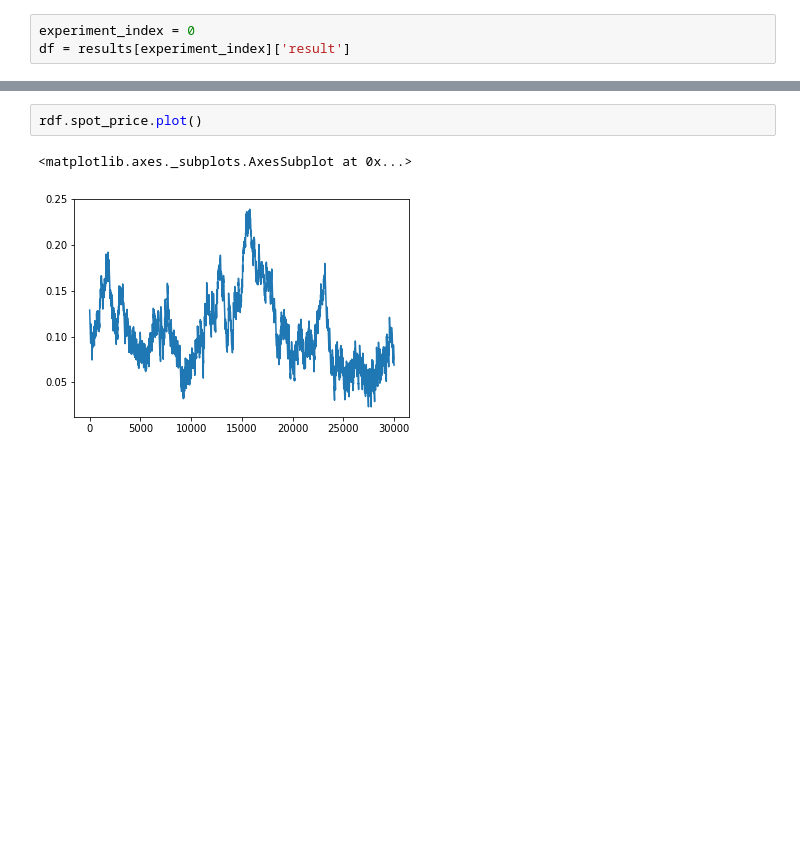
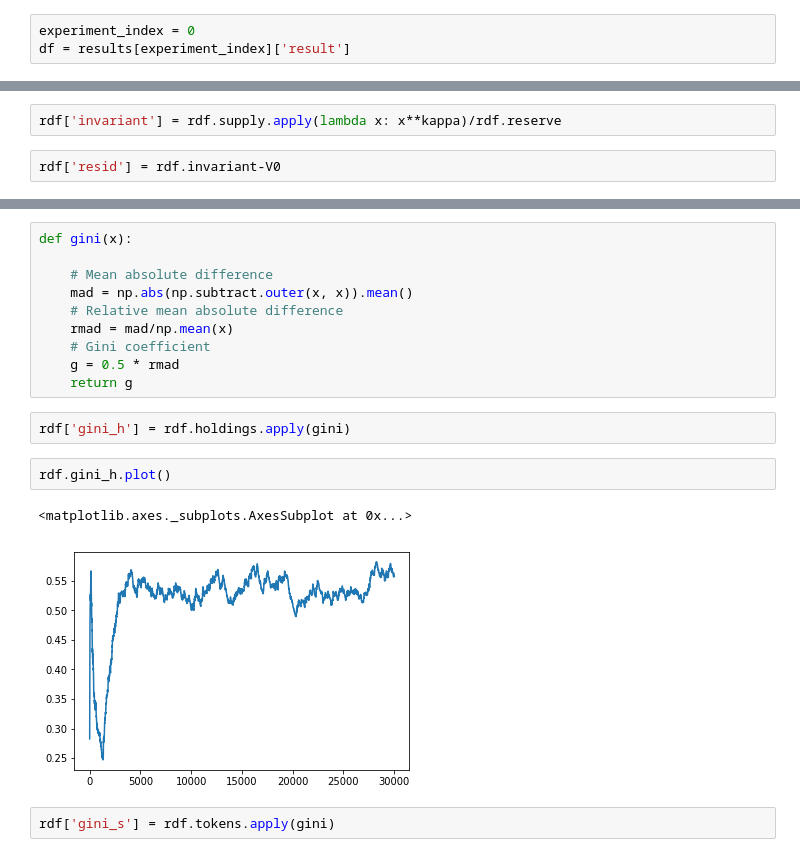
Before and after one commit to BlockScience/conviction, a Jupyter notebook: abc_sim.ipynb, the cells around one changed output, grey strips where cells are left out. Drawn from its saved outputs; the diff is of its cells as text; blank space fills up the shorter version.

Commit message:
plots!

```diff
--- a/abc_sim.ipynb
+++ b/abc_sim.ipynb
@@ -411 +427,5 @@ rdf.action
 Name: action, Length: 10000, dtype: object
+# %%
+rdf['invariant'] = rdf.supply.apply(lambda x: x**kappa)/rdf.reserve
+# %%
+rdf['resid'] = rdf.invariant-V0
@@ -412,5 +453,19 @@ Name: action, Length: 10000, dtype: object
+# %%
+def gini(x):
+
+    # Mean absolute difference
+    mad = np.abs(np.subtract.outer(x, x)).mean()
+    # Relative mean absolute difference
+    rmad = mad/np.mean(x)
+    # Gini coefficient
+    g = 0.5 * rmad
+    return g
+# %%
+rdf['gini_h'] = rdf.holdings.apply(gini)
 # %%
-rdf.spot_price.plot()
+rdf.gini_h.plot()
 # %% [output]
 <matplotlib.axes._subplots.AxesSubplot at 0x...>
-[figure, old version]
+[figure, new version]
+# %%
+rdf['gini_s'] = rdf.tokens.apply(gini)
```
Also changed, not shown: parts of 23 cells of this notebook.
